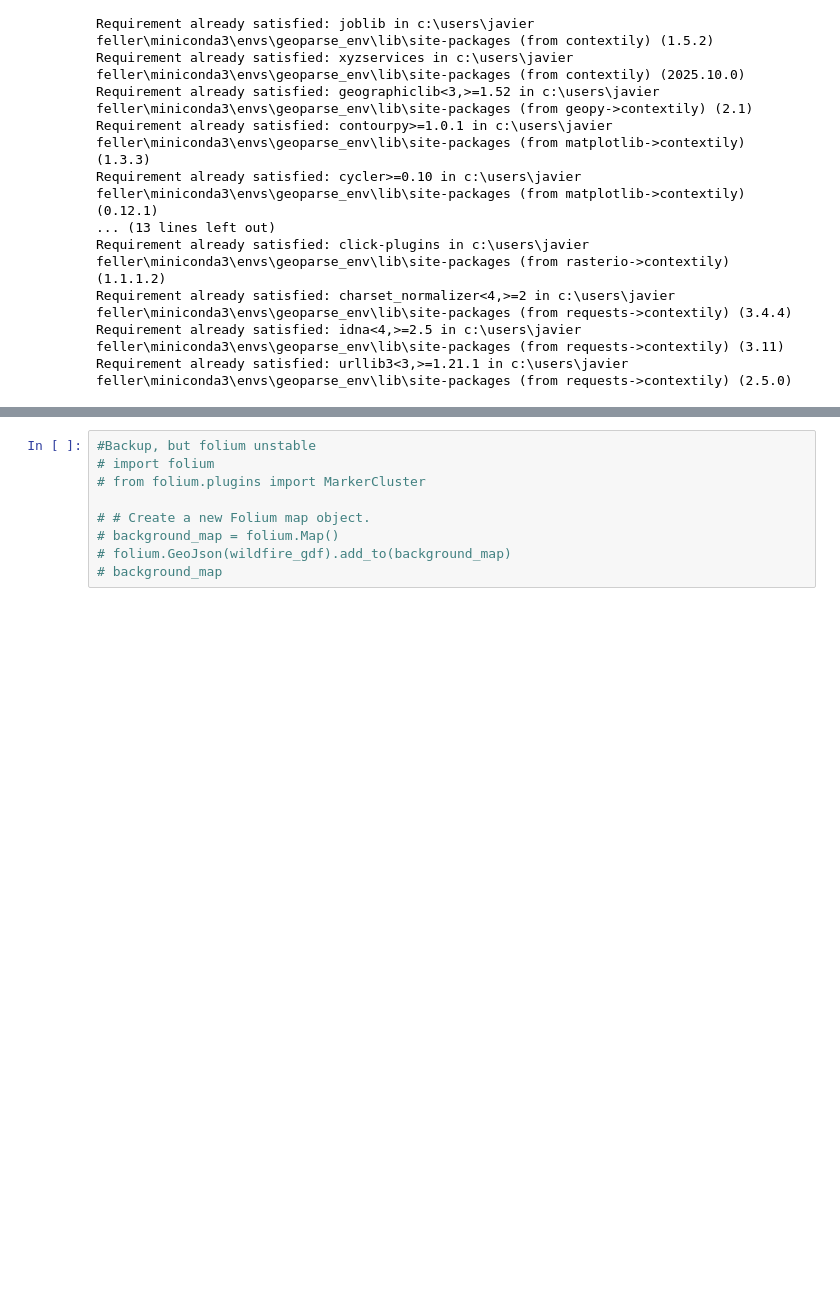
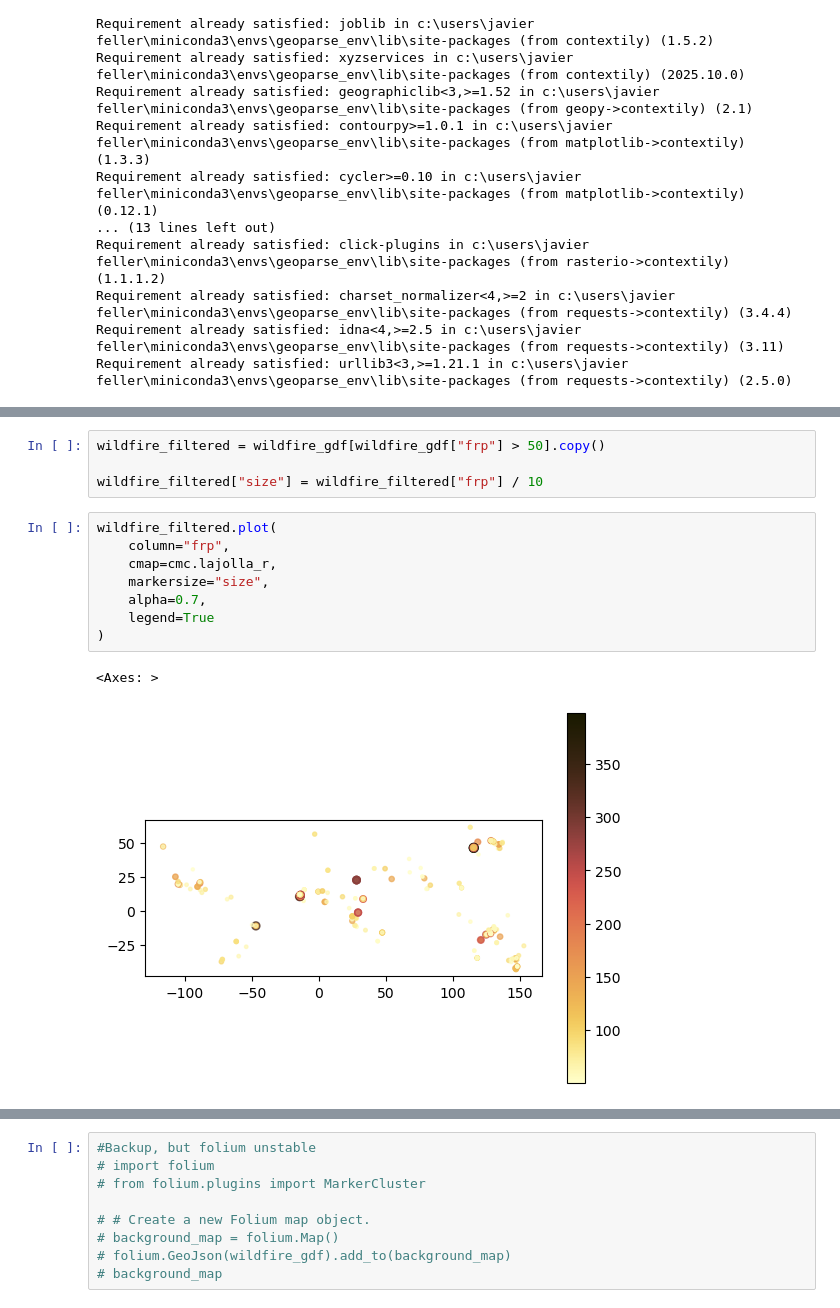
Before and after one commit to javierfeller/Project_SDS, a Jupyter notebook: notebooks/wildfire_project.ipynb, the cells around one changed output, grey strips where cells are left out. Drawn from its saved outputs; the diff is of its cells as text; blank space fills up the shorter version.

```diff
--- a/notebooks/wildfire_project.ipynb
+++ b/notebooks/wildfire_project.ipynb
@@ -147,0 +186,15 @@ plt.show()
+# %%
+wildfire_filtered = wildfire_gdf[wildfire_gdf["frp"] > 50].copy()
+
+wildfire_filtered["size"] = wildfire_filtered["frp"] / 10
+# %%
+wildfire_filtered.plot(
+    column="frp",
+    cmap=cmc.lajolla_r,
+    markersize="size",
+    alpha=0.7,
+    legend=True
+)
+# %% [output]
+<Axes: >
+[figure, added]
```
Also changed, not shown: parts of 15 cells of this notebook.
